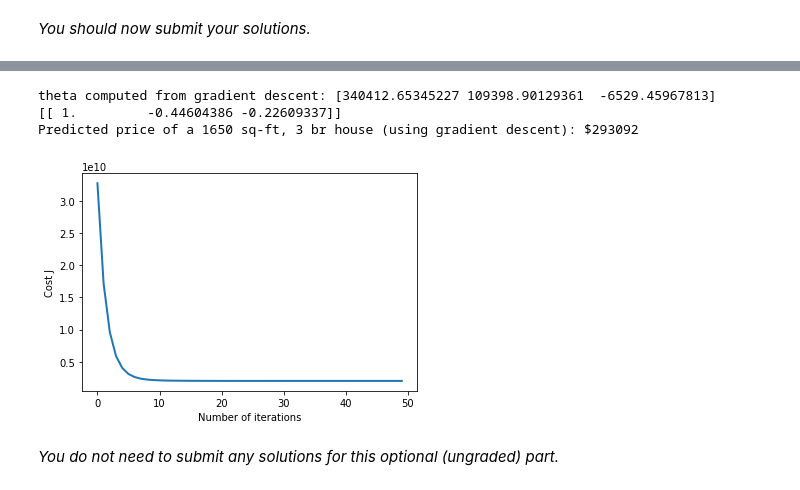
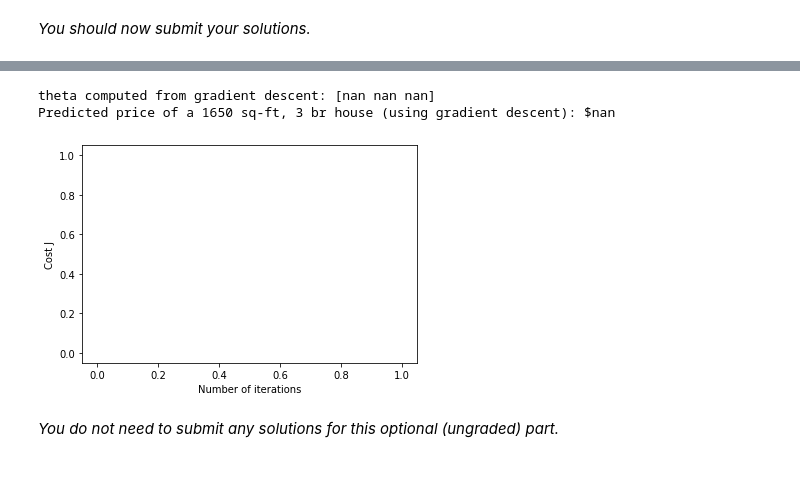
Before and after one commit to CUHKSZzxy/Machine-Learning, a Jupyter notebook: Exercises/Exercise1/exercise1.ipynb, the cells around one changed output, grey strips where cells are left out. Cells and saved outputs as stored; diff of their text form; code cells hidden in the pictures.

```diff
--- a/Exercises/Exercise1/exercise1.ipynb
+++ b/Exercises/Exercise1/exercise1.ipynb
@@ -450,14 +444,9 @@ def gradientDescent(X, y, theta, alpha, num_iters):
 
     for i in range(num_iters):
         # ==================== YOUR CODE HERE =================================
-        derivative_terms = [0 for e in range(0,n)]
-        for m_i in range(0, m):
-            for n_i in range(0, n): # compute partial derivative term for thetas of a fixed example
-                derivative = (np.dot(theta, X[m_i, :]) - y[m_i]) * X[m_i, n_i]
-                derivative_terms[n_i] += derivative
 
-        # update theta simultaneously after one iteration
-        theta = np.array([theta[i] - (alpha/m) * k for i,k in enumerate(derivative_terms)])
+        theta = theta - (alpha/m)*(np.dot(X,theta) - y).dot(X)
+
         # =====================================================================
 
         # save the cost J in every iteration
@@ -693,10 +682,10 @@ def featureNormalize(X):
     n = X.shape[1]  # get n which is the number of the feature
 
     # =========================== YOUR CODE HERE =====================
-    for i in range(0, n):
-        mu[i] = np.mean(X_norm[:, i])  # calculate mu for a certain feature, and save corresponding mu
-        sigma[i] = np.std(X_norm[:, i])  # calculate std for a certain feature, and save corresponding sigma
-        X_norm[:,i] = [(j-mu[i])/sigma[i] for j in X_norm[:, i]] # update every data for a certain feature
+
+    mu = np.mean(X_norm,axis=0)
+    sigma = np.std(X_norm,axis=0)
+    X_norm = (X_norm - mu)/sigma
     # ================================================================
 
     return X_norm, mu, sigma
@@ -906,14 +895,9 @@ def gradientDescentMulti(X, y, theta, alpha, num_iters):
 
     for i in range(num_iters):
         # ==================== YOUR CODE HERE =================================
-        derivative_terms = [0 for e in range(0,n)]
-        for m_i in range(0, m):
-            for n_i in range(0, n): # compute partial derivative term for thetas of a fixed example
-                derivative = (np.dot(theta, X[m_i, :]) - y[m_i]) * X[m_i, n_i]
-                derivative_terms[n_i] += derivative
 
-        # update theta simultaneously after one iteration
-        theta = np.array([theta[i] - (alpha/m) * k for i,k in enumerate(derivative_terms)])
+        theta = theta - (alpha/m)*(np.dot(X,theta)-y).dot(X)
+
         # =====================================================================
 
         # save the cost J in every iteration
@@ -998,42 +982,39 @@ At prediction, make sure you do the same feature normalization.
 alpha = 0.3
 num_iters = 50
 
 # init theta and run gradient descent
 theta = np.zeros(3)
 theta, J_history = gradientDescentMulti(X, y, theta, alpha, num_iters)
 
 # Plot the convergence graph
 pyplot.plot(np.arange(len(J_history)), J_history, lw=2)
 pyplot.xlabel('Number of iterations')
 pyplot.ylabel('Cost J')
 
 # Display the gradient descent's result
 print('theta computed from gradient descent: {:s}'.format(str(theta)))
 
 # Estimate the price of a 1650 sq-ft, 3 br house
 # ======================= YOUR CODE HERE ===========================
 # Recall that the first column of X is all-ones.
 # Thus, it does not need to be normalized.
 
 price = 0   # You should change this
 
 # notice that this is a 2D array, so it is [[1650,3]], and do not forget to add one extra column to X
 
-a = (1650-mu[0])/sigma[0]
-b = (3-mu[1])/sigma[1]
-X_sample_norm = np.array([[1,a,b]])
-print(X_sample_norm)
-price = np.dot(theta, X_sample_norm[0])
+X_array = [1, 1650, 3]
+X_array[1:3] = (X_array[1:3] - mu) / sigma
+price = np.dot(X_array, theta)   # You should change this
 
 # ===================================================================
 
 print(
     'Predicted price of a 1650 sq-ft, 3 br house (using gradient descent): ${:.0f}'.format(price))
 # %% [output]
-theta computed from gradient descent: [340412.65345227 109398.90129361  -6529.45967813]
-[[ 1.         -0.44604386 -0.22609337]]
-Predicted price of a 1650 sq-ft, 3 br house (using gradient descent): $293092
+theta computed from gradient descent: [nan nan nan]
+Predicted price of a 1650 sq-ft, 3 br house (using gradient descent): $nan
-[figure, old version]
+[figure, new version]
 # %% [markdown]
 *You do not need to submit any solutions for this optional (ungraded) part.*
 # %% [markdown]
```
Also changed, not shown: parts of 3 cells of this notebook.
